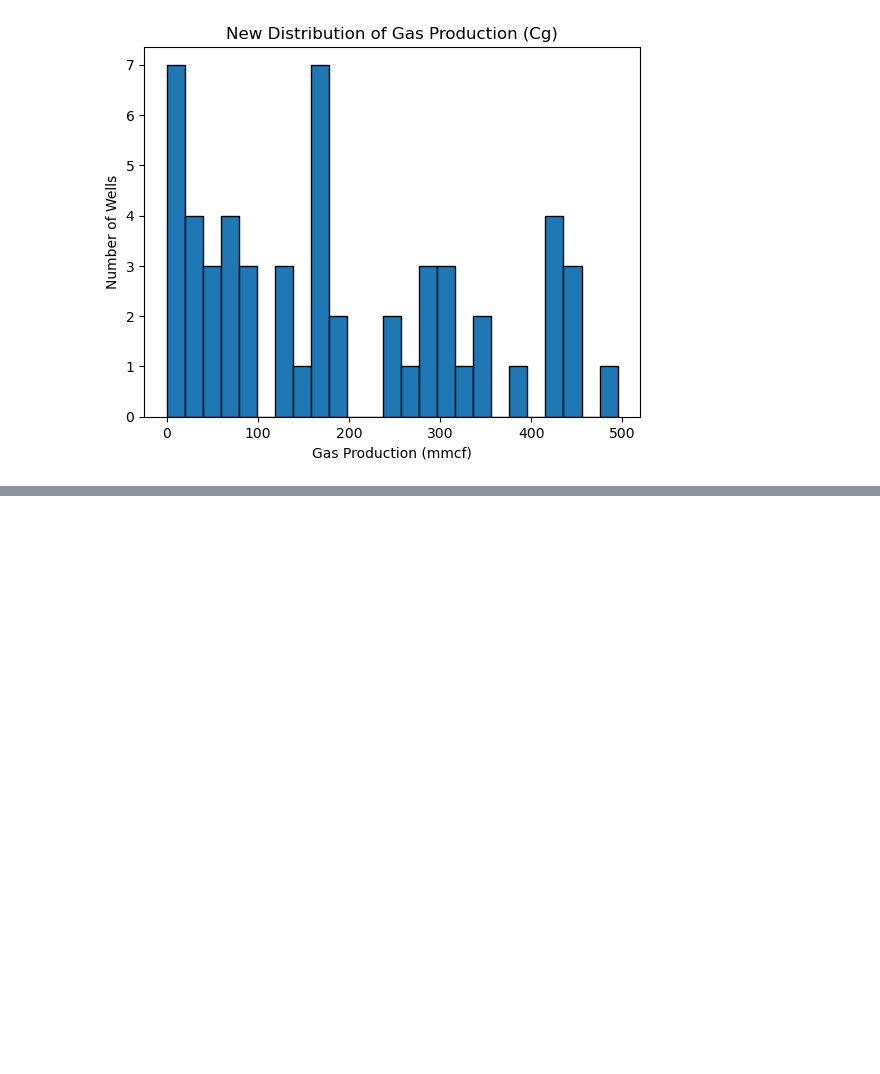
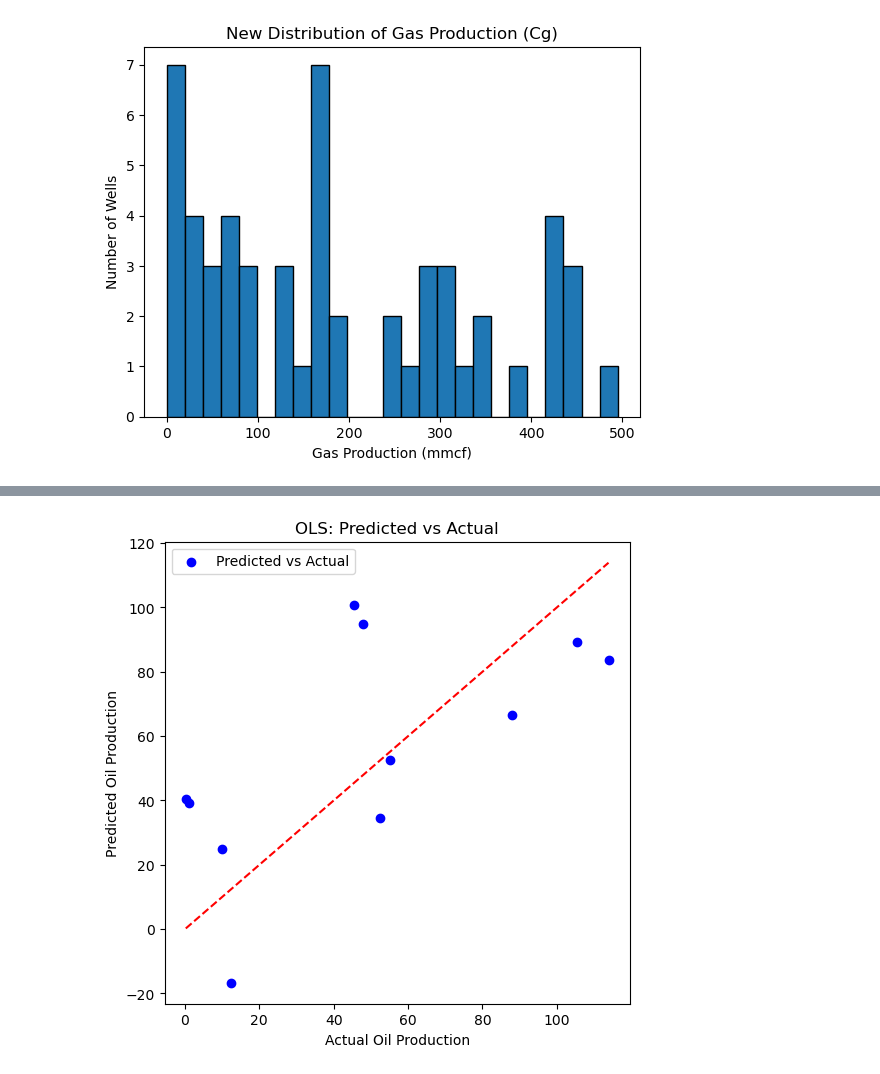
Before and after one commit to elnflores/NSC-325-Sweet-Spot-Identification, a Jupyter notebook: Sweet-Spot-Identification.ipynb, the cells around one changed output, grey strips where cells are left out. Cells and saved outputs as stored; diff of their text form; code cells hidden in the pictures; blank space fills up the shorter version.

Commit message:
linear regression (OLS)

```diff
--- a/Sweet-Spot-Identification.ipynb
+++ b/Sweet-Spot-Identification.ipynb
@@ -162,9 +167,10 @@ df['oil_prod_mstb'] = df['oil_prod_mstb'].replace(0, np.nan)
 df['gas_prod_mmcf'] = df['gas_prod_mmcf'].replace(0, np.nan)
 
 # Median imputation
-df['oil_prod_mstb'].fillna(df['oil_prod_mstb'].median())
-df['gas_prod_mmcf'].fillna(df['gas_prod_mmcf'].median())
+df['oil_prod_mstb'] = df['oil_prod_mstb'].fillna(df['oil_prod_mstb'].median())
+df['gas_prod_mmcf'] = df['gas_prod_mmcf'].fillna(df['gas_prod_mmcf'].median())
 
+# Check that there are no more missing values
 print(df[['oil_prod_mstb', 'gas_prod_mmcf']].isna().sum())
 # %% [output]
 oil_prod_mstb    0
@@ -194,3 +200,25 @@ plt.ylabel("Number of Wells")
 plt.show()
 # %% [output]
 [figure]
+# %%
+# Define target (Y) and features (X)
+X = df.drop(columns=['oil_prod_mstb'])
+y = df['oil_prod_mstb']
+
+# Train test data split
+X_train, X_test, y_train, y_test = train_test_split(X, y, test_size=0.2, random_state=100)
+# %%
+# Linear regression
+linear = LinearRegression()
+linear.fit(X_train, y_train)
+
+# Predictions
+y_pred_ols = linear.predict(X_test)
+
+# Evaluation
+print("Linear Regression R²:", r2_score(y_test, y_pred_ols))
+print("Linear Regression RMSE:", np.sqrt(mean_squared_error(y_test, y_pred_ols)))
+
+# Coefficients ordinary least squares (OLS)
+coeffs_ols = pd.Series(linear.coef_, index=X.columns).sort_values()
+print("\nTop coefficients (OLS):\n", coeffs_ols.tail(10))
@@ -196,0 +241,14 @@ plt.show()
+# %%
+# Visualize predicted vs actual
+plt.figure(figsize=(6,6))
+plt.scatter(y_test, y_pred_ols, color='blue', label='Predicted vs Actual')
+plt.plot([y_test.min(), y_test.max()], [y_test.min(), y_test.max()], 'r--')
+plt.xlabel('Actual Oil Production')
+plt.ylabel('Predicted Oil Production')
+plt.title('OLS: Predicted vs Actual')
+plt.legend()
+plt.show()
+
+# Linear model not capturing relationship well - dots far off
+# %% [output]
+[figure, added]
```
Also changed, not shown: parts of 6 cells of this notebook.
